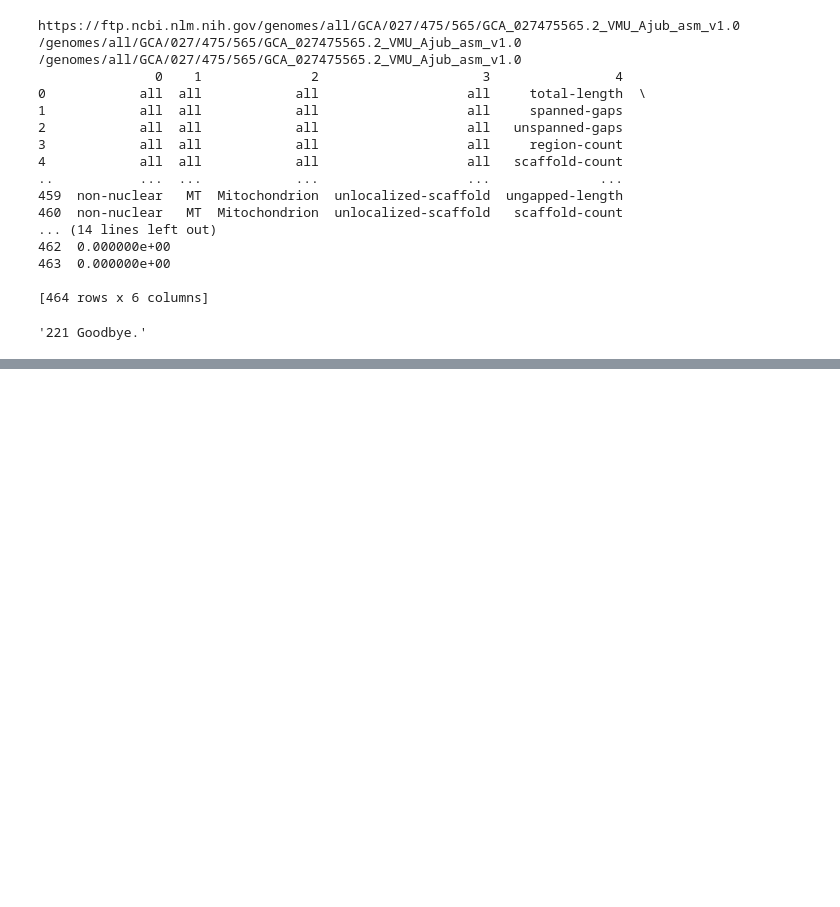
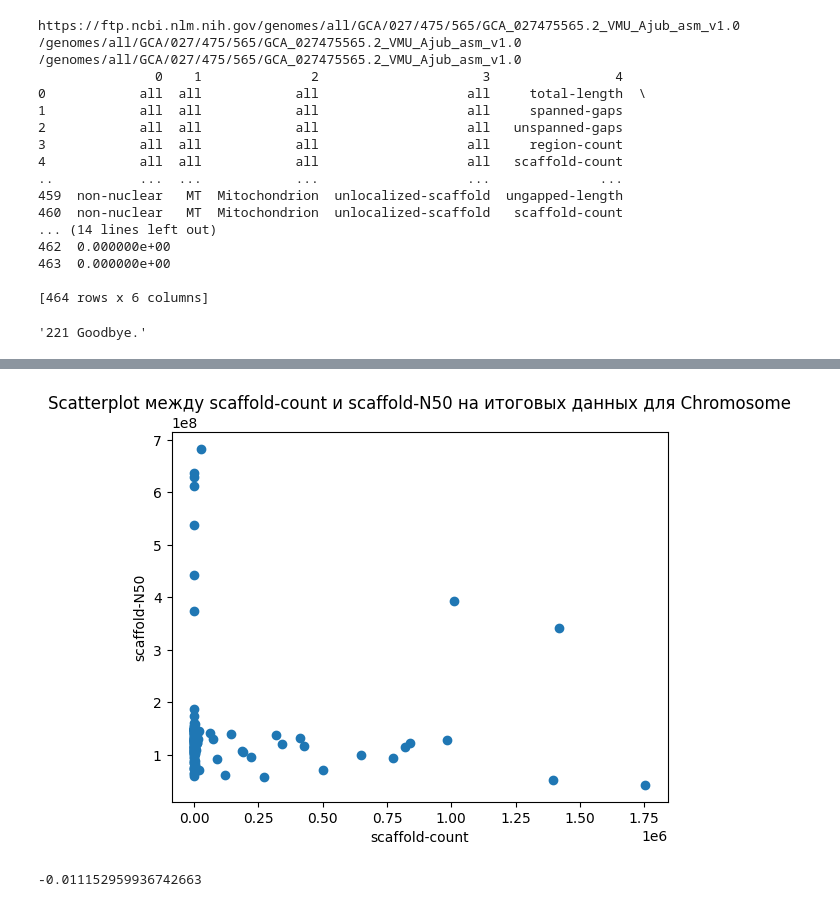
Before and after one commit to DerpyFox/dataset_converter, a Jupyter notebook: script4.ipynb, the cells around one changed output, grey strips where cells are left out. Cells and saved outputs as stored; diff of their text form; code cells hidden in the pictures; blank space fills up the shorter version.

```diff
--- a/script4.ipynb
+++ b/script4.ipynb
@@ -181,0 +320,25 @@ main_df.to_csv(file_path, index=False)
+# %%
+filtered_df_сhromosome = main_df.copy()
+filtered_df_сhromosome = filtered_df_сhromosome[filtered_df_сhromosome['assembly_level'] == 'Chromosome']
+# %%
+filtered_df_сhromosome['scaffold-count'] = pd.to_numeric(filtered_df_сhromosome['scaffold-count'], errors='coerce')
+filtered_df_сhromosome['scaffold-N50'] = pd.to_numeric(filtered_df_сhromosome['scaffold-N50'], errors='coerce')
+
+correlation = filtered_df_сhromosome['scaffold-count'].corr(filtered_df_сhromosome['scaffold-N50'])
+
+import matplotlib.pyplot as plt
+
+filtered_df_сhromosome['scaffold-count'] = pd.to_numeric(filtered_df_сhromosome['scaffold-count'], errors='coerce')
+filtered_df_сhromosome['scaffold-N50'] = pd.to_numeric(filtered_df_сhromosome['scaffold-N50'], errors='coerce')
+
+
+plt.scatter(filtered_df_сhromosome['scaffold-count'], filtered_df_сhromosome['scaffold-N50'])
+plt.title('Scatterplot между scaffold-count и scaffold-N50 на итоговых данных для Сhromosome')
+plt.xlabel('scaffold-count')
+plt.ylabel('scaffold-N50')
+plt.show()
+
+print(correlation)
+# %% [output]
+[figure, added]
+-0.011152959936742663
```
Also changed, not shown: parts of 20 cells of this notebook, 2 other files.
